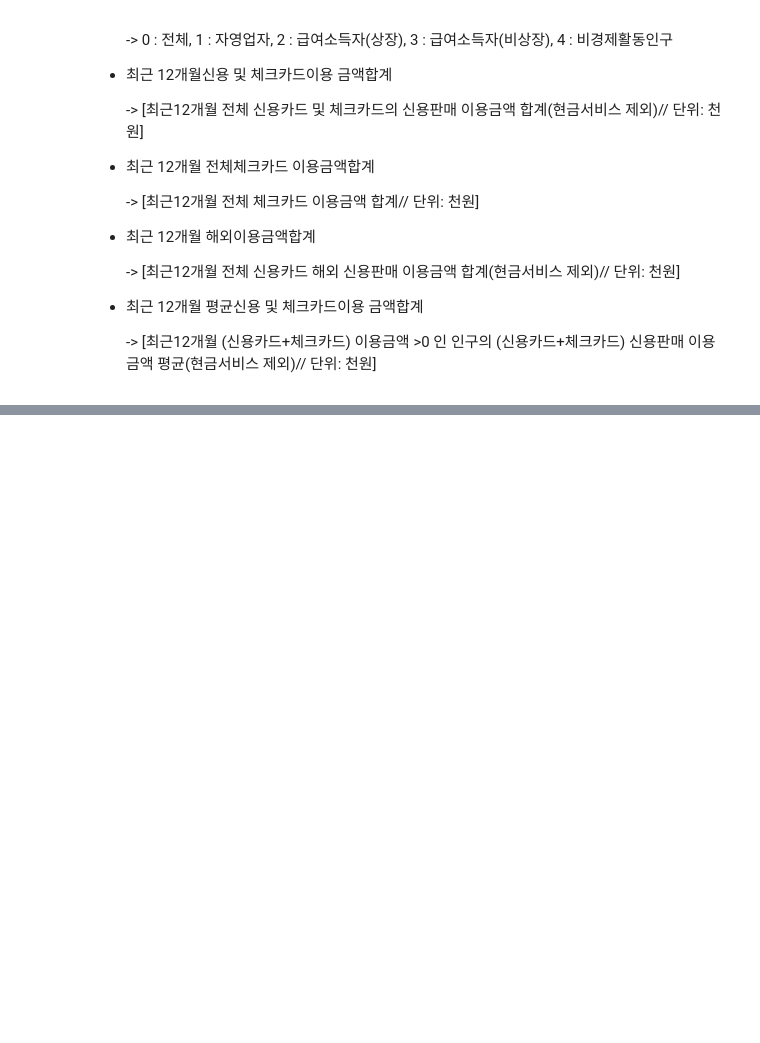
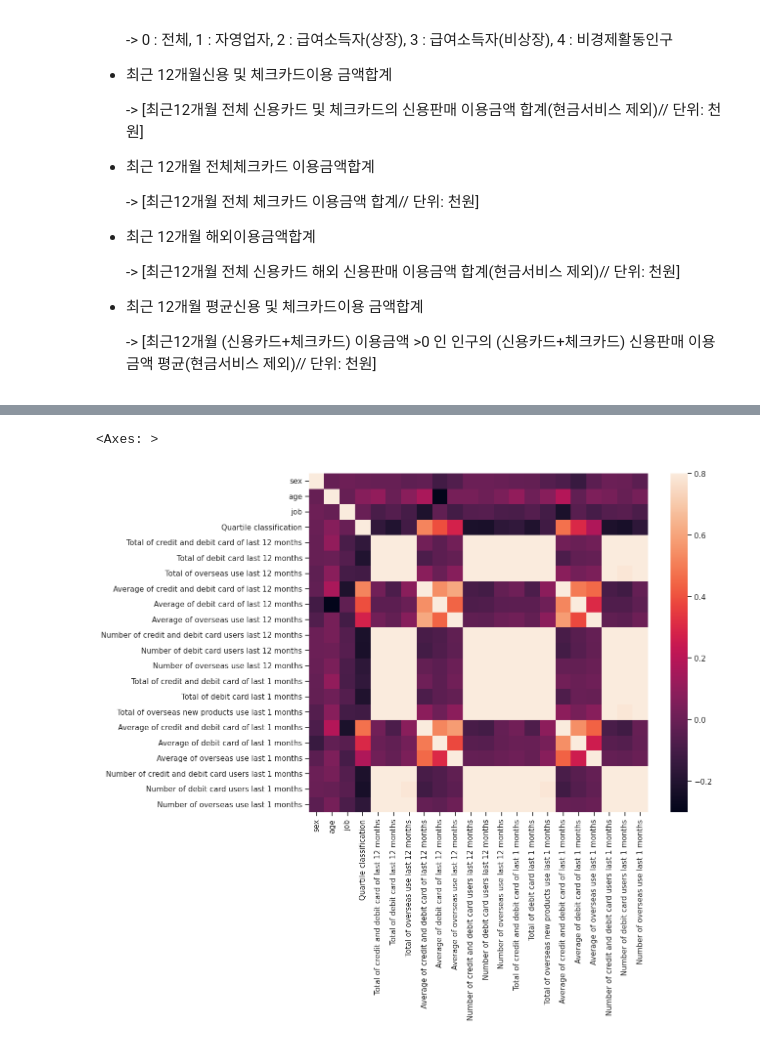
Before and after one commit to Konkuk-Univ-Glocal-Campus/ml202401-midterm-LeeEulHo, a Jupyter notebook: clustering_202121859.ipynb, the cells around one changed output, grey strips where cells are left out. Saved outputs shown, nothing was run; the diff lists cells and outputs as text; code cells hidden in the pictures; blank space fills up the shorter version.

```diff
--- a/clustering_202121859.ipynb
+++ b/clustering_202121859.ipynb
@@ -170,0 +272,10 @@ Text(0.5, 1.0, 'Top Consumption Of Age')
+# %%
+# 20~40 연령대에 존재하는 다른 속성에 어떤 상관관계가 있는지 파악을 진행함
+
+df_modified = df.iloc[:, 4:]
+corrmat = df_modified.corr()
+f, ax = plt.subplots(figsize=(12, 9))
+sns.heatmap(corrmat, vmax=.8, square=True) #heatmap을 그림
+# %% [output]
+<Axes: >
+[figure, added]
```
Also changed, not shown: parts of 37 cells of this notebook.
